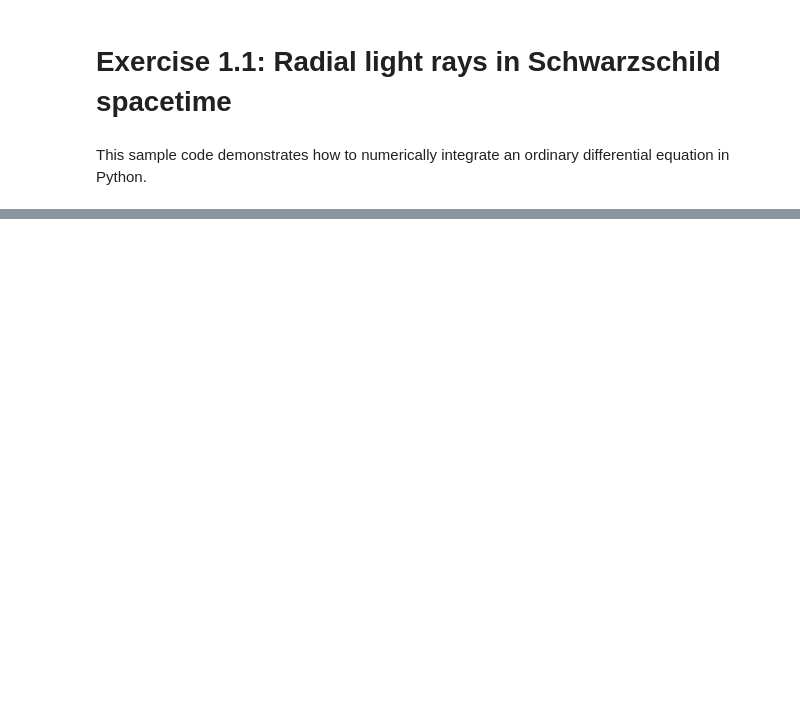
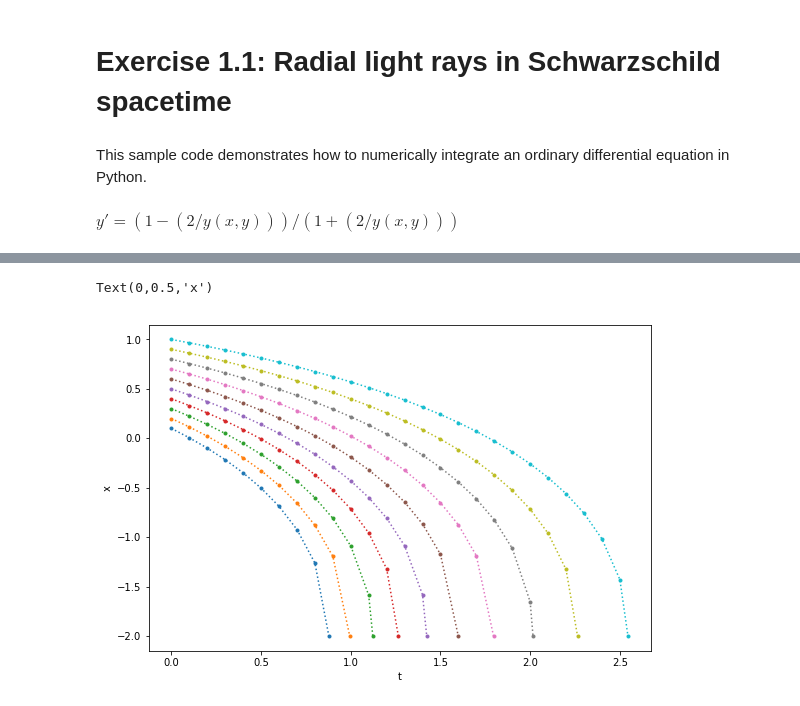
Before and after one commit to gwastro-2019/problem-set-1, a Jupyter notebook: 1-radial-light-rays.ipynb, the cells around one changed output, grey strips where cells are left out. Saved outputs shown, nothing was run; the diff lists cells and outputs as text; code cells hidden in the pictures; blank space fills up the shorter version.

```diff
--- a/1-radial-light-rays.ipynb
+++ b/1-radial-light-rays.ipynb
@@ -6,11 +6,16 @@ This sample code demonstrates how to numerically integrate an ordinary different
 import numpy as np
 import matplotlib.pyplot as plt
 from scipy.integrate import ode
+# %%
+def y_prime(x, y):
+    return (1-(2/y))/(1+(2/y))
+# %% [markdown]
+$y'=(1-(2/y(x,y)))/(1+(2/y(x,y)))$
 # %%
 def integrate_sample_ode(x0):
     t_history = [ 0. ]
     x_history = [ x0 ]
-    x = ode(lambda t, x: x).set_integrator('zvode', method='bdf').set_initial_value(x_history[0], t_history[0])
+    x = ode(y_prime).set_integrator('zvode', method='bdf').set_initial_value(x_history[0], t_history[0])
     dt = 0.1
     while x.successful() and x.t < 3.:
         x_history.append(x.integrate(x.t + dt)[0])
@@ -18,7 +23,10 @@ def integrate_sample_ode(x0):
     return t_history, x_history
 # %%
 plt.figure(figsize=(9, 6))
-for x0 in np.linspace(0., 1., 10):
+for x0 in np.linspace(0.1, 1., 10):
     t, x = integrate_sample_ode(x0=x0)
     plt.plot(t, x, marker='.', ls='dotted')
+
+plt.xlabel("t")
+plt.ylabel("x")
 # %% [output]
@@ -25,0 +33,2 @@ for x0 in np.linspace(0., 1., 10):
+Text(0,0.5,'x')
+[figure, added]
```
Also changed, not shown: parts of 1 cell of this notebook.
